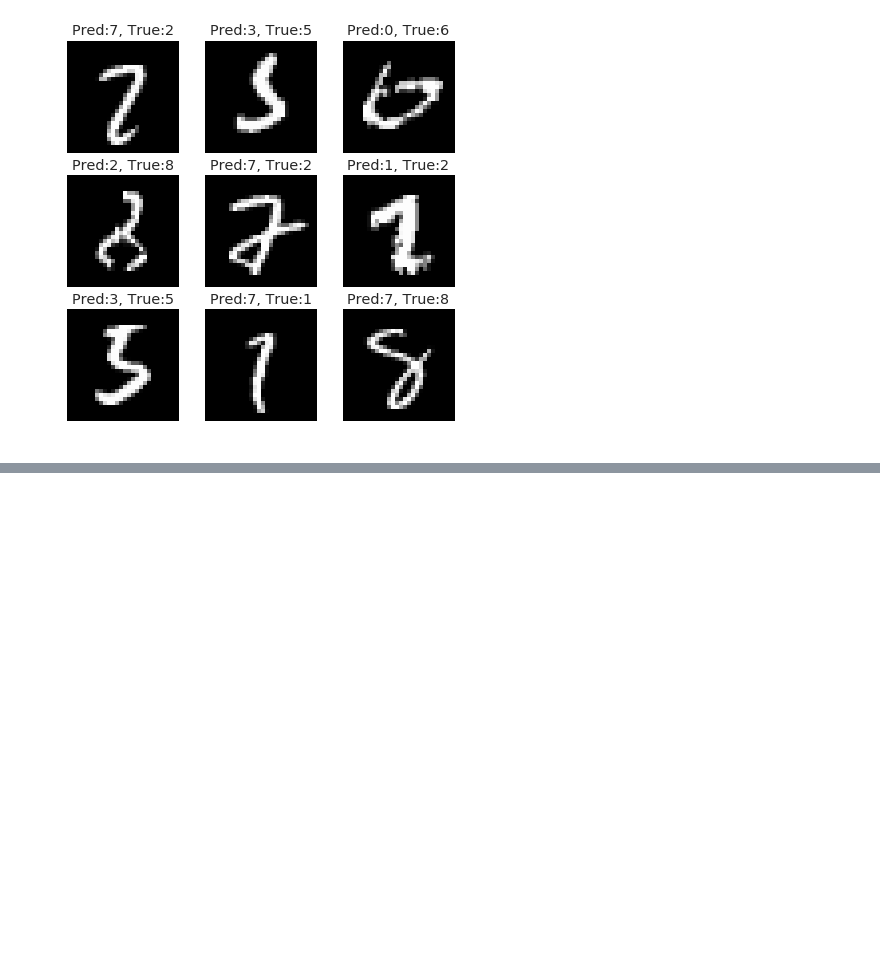
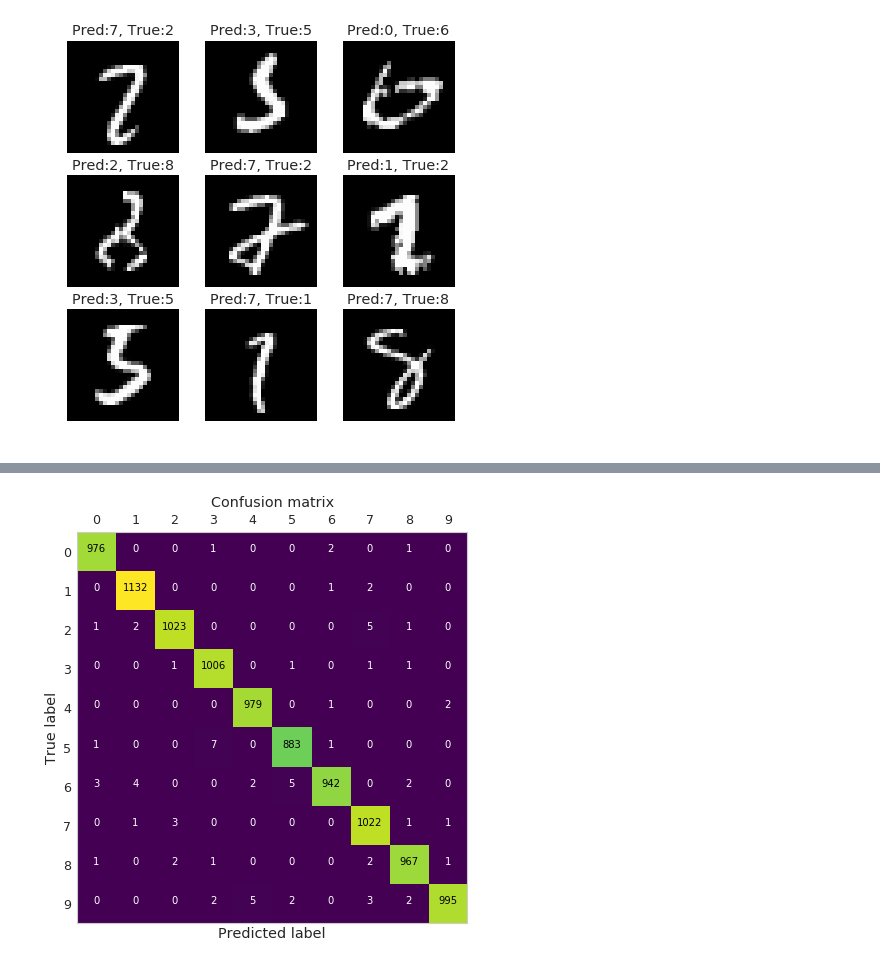
Before and after one commit to guyernest/TensorFlowTutorials, a Jupyter notebook: Keras MNIST.ipynb, the cells around one changed output, grey strips where cells are left out. Saved outputs shown, nothing was run; the diff lists cells and outputs as text; code cells hidden in the pictures; blank space fills up the shorter version.

Commit message:
Adding Confusion Matrix

```diff
--- a/Keras MNIST.ipynb
+++ b/Keras MNIST.ipynb
@@ -335,0 +339,23 @@ plt.show()
+# %%
+!pip install -U scikit-learn
+import sklearn
+import itertools
+from sklearn.metrics import confusion_matrix
+cm = confusion_matrix(y_test, predicted_classes)
+plt.matshow(cm)
+plt.title('Confusion matrix')
+fmt = 'd'
+thresh = cm.max() / 2.
+for i, j in itertools.product(range(cm.shape[0]), range(cm.shape[1])):
+    plt.text(j, i, format(cm[i, j], fmt),
+            horizontalalignment="center",
+            color="white" if cm[i, j] < thresh else "black")
+plt.ylabel('True label')
+plt.xlabel('Predicted label')
+classes = range(10) # Labels are sorted
+tick_marks = np.arange(len(classes))
+plt.xticks(tick_marks, classes)
+plt.yticks(tick_marks, classes)
+plt.grid(False)
+plt.show()
+# %% [output]
@@ -335,0 +363 @@ plt.show()
+[figure, added]
```
Also changed, not shown: parts of 3 cells of this notebook.
